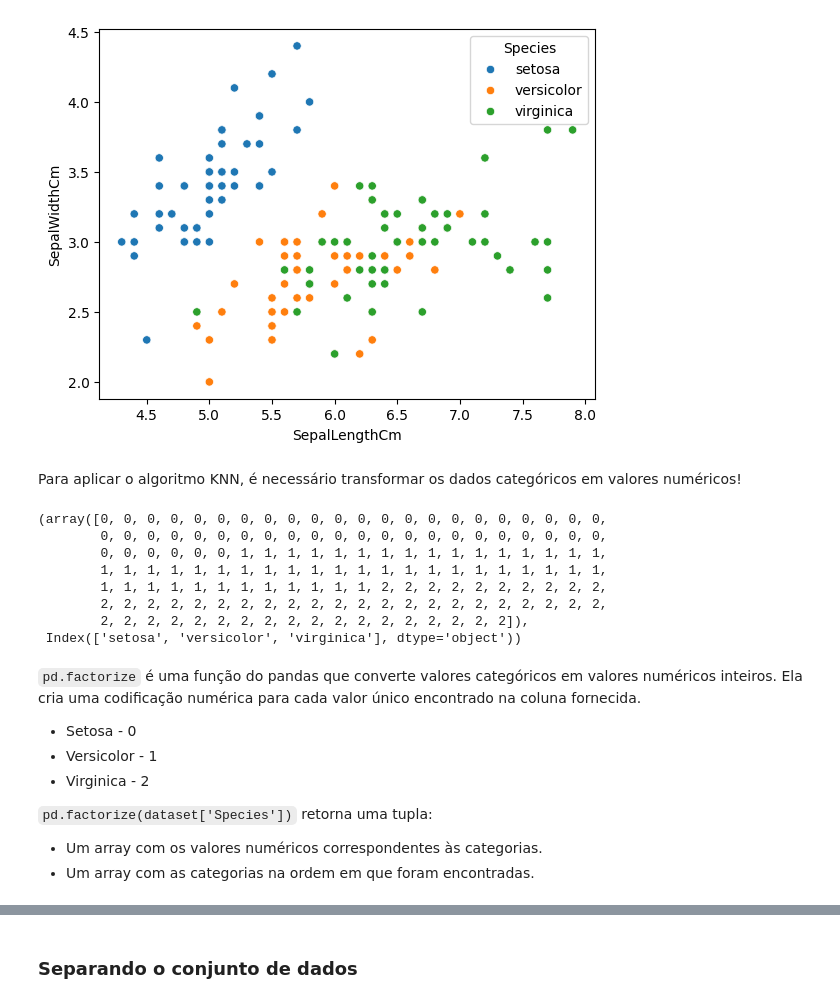
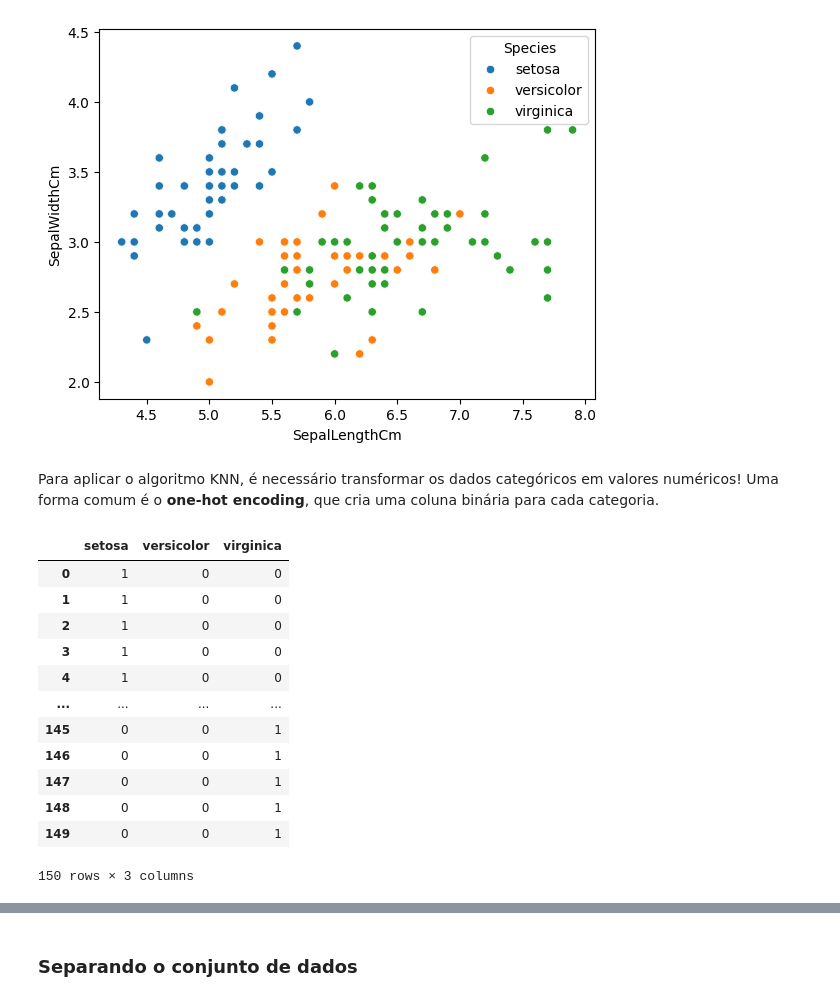
Before and after one commit to johnattandouglas/monitoria-am, a Jupyter notebook: Aula 1b - KNN.ipynb, the cells around one changed output, grey strips where cells are left out. Saved outputs shown, nothing was run; the diff lists cells and outputs as text; code cells hidden in the pictures.

```diff
--- a/Aula 1b - KNN.ipynb
+++ b/Aula 1b - KNN.ipynb
@@ -108,26 +88,20 @@ plt.show()
 # %% [output]
 [figure]
 # %% [markdown]
-Para aplicar o algoritmo KNN, é necessário transformar os dados categóricos em valores numéricos!
+Para aplicar o algoritmo KNN, é necessário transformar os dados categóricos em valores numéricos! Uma forma comum é o **one-hot encoding**, que cria uma coluna binária para cada categoria.
 # %%
-pd.factorize(dataset['Species'])
+pd.get_dummies(dataset['Species'], dtype=int)
 # %% [output]
+|  | setosa | versicolor | virginica |
+| 0 | 1 | 0 | 0 |
+| 1 | 1 | 0 | 0 |
+| 2 | 1 | 0 | 0 |
+| 3 | 1 | 0 | 0 |
+| 4 | 1 | 0 | 0 |
+| ... | ... | ... | ... |
+| 145 | 0 | 0 | 1 |
+| 146 | 0 | 0 | 1 |
+| 147 | 0 | 0 | 1 |
+| 148 | 0 | 0 | 1 |
+| 149 | 0 | 0 | 1 |
-(array([0, 0, 0, 0, 0, 0, 0, 0, 0, 0, 0, 0, 0, 0, 0, 0, 0, 0, 0, 0, 0, 0,
-        0, 0, 0, 0, 0, 0, 0, 0, 0, 0, 0, 0, 0, 0, 0, 0, 0, 0, 0, 0, 0, 0,
-        0, 0, 0, 0, 0, 0, 1, 1, 1, 1, 1, 1, 1, 1, 1, 1, 1, 1, 1, 1, 1, 1,
-        1, 1, 1, 1, 1, 1, 1, 1, 1, 1, 1, 1, 1, 1, 1, 1, 1, 1, 1, 1, 1, 1,
-        1, 1, 1, 1, 1, 1, 1, 1, 1, 1, 1, 1, 2, 2, 2, 2, 2, 2, 2, 2, 2, 2,
-        2, 2, 2, 2, 2, 2, 2, 2, 2, 2, 2, 2, 2, 2, 2, 2, 2, 2, 2, 2, 2, 2,
-        2, 2, 2, 2, 2, 2, 2, 2, 2, 2, 2, 2, 2, 2, 2, 2, 2, 2]),
- Index(['setosa', 'versicolor', 'virginica'], dtype='object'))
+150 rows × 3 columns
-# %% [markdown]
-`pd.factorize` é uma função do pandas que converte valores categóricos em valores numéricos inteiros. Ela cria uma codificação numérica para cada valor único encontrado na coluna fornecida.
-
-- Setosa - 0
-- Versicolor - 1
-- Virginica - 2
-
-`pd.factorize(dataset['Species'])` retorna uma tupla:
-
-- Um array com os valores numéricos correspondentes às categorias.
-- Um array com as categorias na ordem em que foram encontradas.
```
Also changed, not shown: parts of 16 cells of this notebook.
